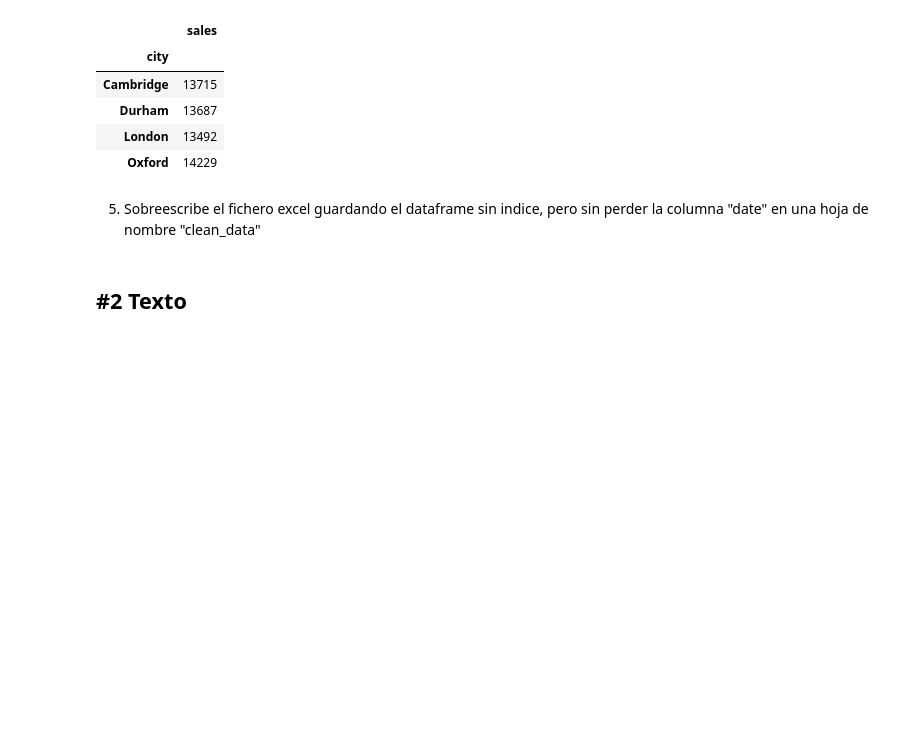
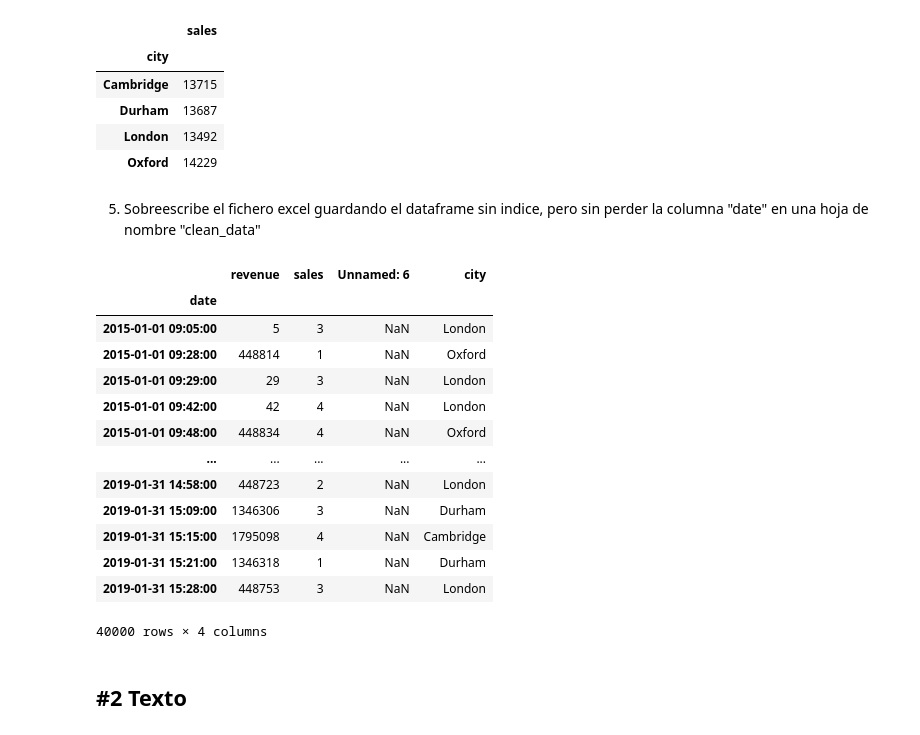
Before and after one commit to nicommuniz/bootcamp_ds_24_nico, a Jupyter notebook: 03_Analisis_de_Datos/Sprint_05/Unidad_02/Practica_Obligatoria/18_Practica_Obligatoria_Ficheros_ok.ipynb, the cells around one changed output. Drawn from its saved outputs; the diff is of its cells as text; code cells hidden in the pictures; blank space fills up the shorter version.

```diff
--- a/03_Analisis_de_Datos/Sprint_05/Unidad_02/Practica_Obligatoria/18_Practica_Obligatoria_Ficheros_ok.ipynb
+++ b/03_Analisis_de_Datos/Sprint_05/Unidad_02/Practica_Obligatoria/18_Practica_Obligatoria_Ficheros_ok.ipynb
@@ -140,2 +161,9 @@ df_excel
 # %% [markdown]
 5. Muestra las ventas agrupadas por ciudad entre 2017 y 2018 y lo mismo con los ingresos ("revenue")
+# %%
+# puedo ordenar primero el excel por index
+df_excel.sort_index(inplace=True)
+df_excel
+
+df_excel["2017":"2018"] # hago slicing directamente.
+df_excel["2017":"2018"].groupby("city")[["revenue","sales"]].sum()
@@ -157,3 +192,20 @@ sales
 | Oxford | 14229 |
 # %% [markdown]
 5. Sobreescribe el fichero excel guardando el dataframe sin indice, pero sin perder la columna "date" en una hoja de nombre "clean_data"
+# %%
+df_excel
+# %% [output]
+|  | revenue | sales | Unnamed: 6 | city |
+| date |  |  |  |  |
+| 2015-01-01 09:05:00 | 5 | 3 | NaN | London |
+| 2015-01-01 09:28:00 | 448814 | 1 | NaN | Oxford |
+| 2015-01-01 09:29:00 | 29 | 3 | NaN | London |
+| 2015-01-01 09:42:00 | 42 | 4 | NaN | London |
+| 2015-01-01 09:48:00 | 448834 | 4 | NaN | Oxford |
+| ... | ... | ... | ... | ... |
+| 2019-01-31 14:58:00 | 448723 | 2 | NaN | London |
+| 2019-01-31 15:09:00 | 1346306 | 3 | NaN | Durham |
+| 2019-01-31 15:15:00 | 1795098 | 4 | NaN | Cambridge |
+| 2019-01-31 15:21:00 | 1346318 | 1 | NaN | Durham |
+| 2019-01-31 15:28:00 | 448753 | 3 | NaN | London |
+40000 rows × 4 columns
```
Also changed, not shown: parts of 11 cells of this notebook, 18 other files.
